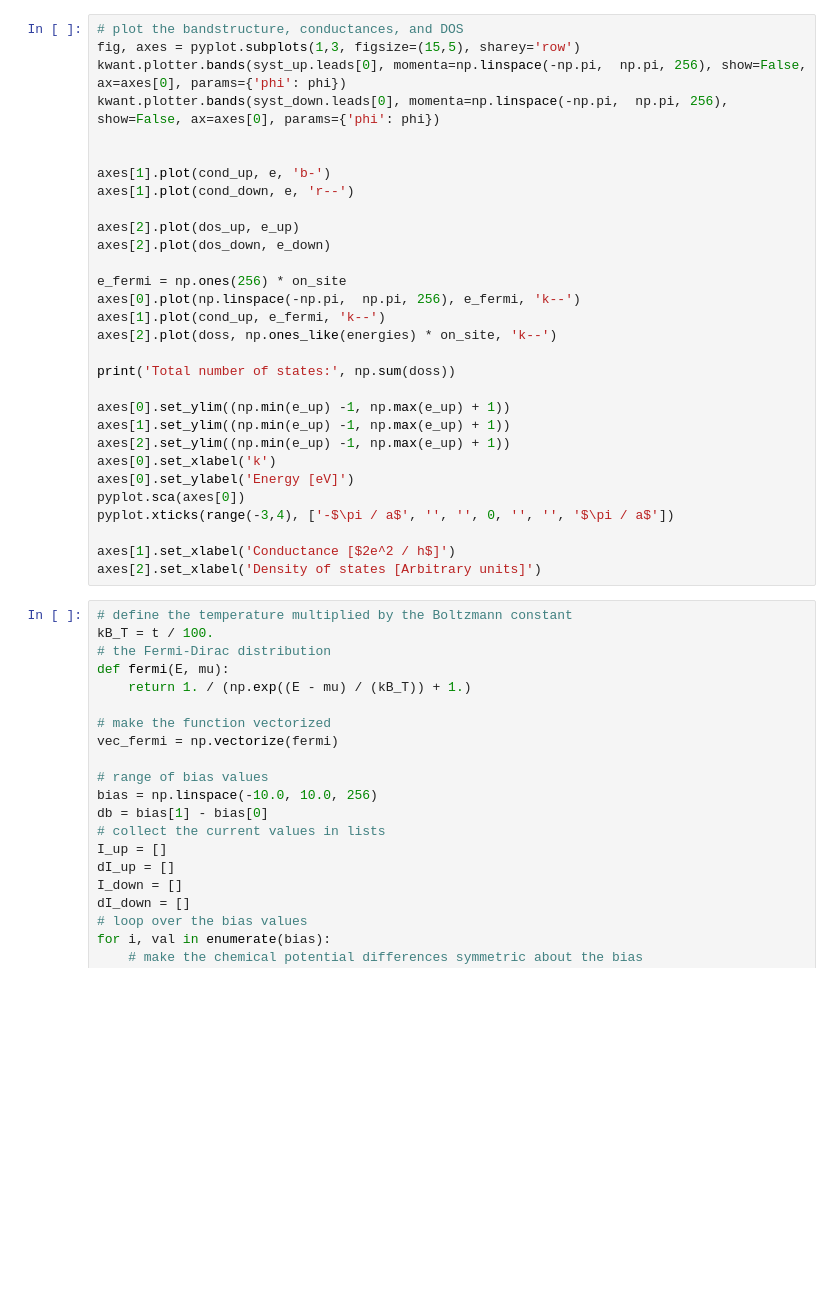
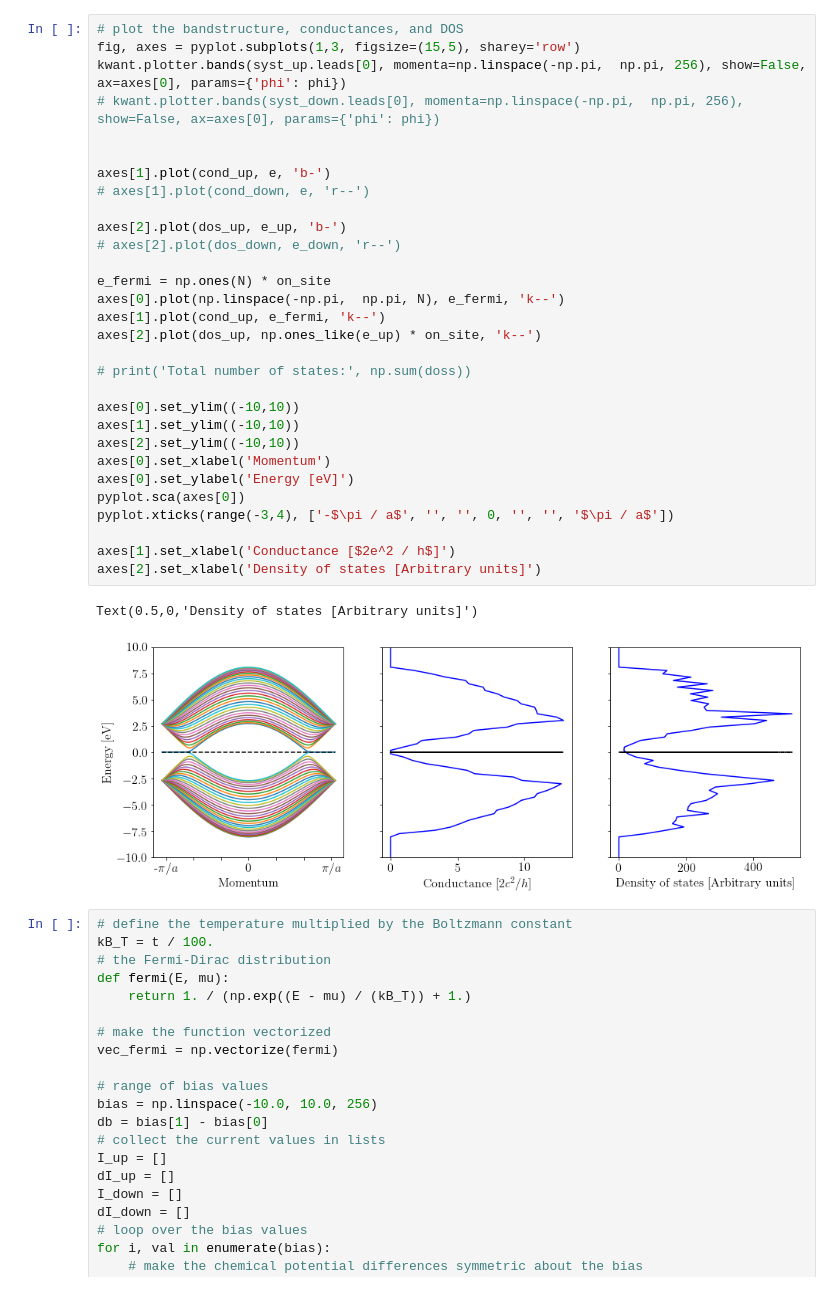
Before and after one commit to CLEANit/QuantumTransduction, a Jupyter notebook: examples/pnJunction/pn_junction.ipynb, the cells around one changed output. Saved outputs shown, nothing was run; the diff lists cells and outputs as text; blank space fills up the shorter version.

```diff
--- a/examples/pnJunction/pn_junction.ipynb
+++ b/examples/pnJunction/pn_junction.ipynb
@@ -281,33 +326,36 @@ e_down, dos_down = DOS(syst_down)
 # %%
 # plot the bandstructure, conductances, and DOS
 fig, axes = pyplot.subplots(1,3, figsize=(15,5), sharey='row')
 kwant.plotter.bands(syst_up.leads[0], momenta=np.linspace(-np.pi,  np.pi, 256), show=False, ax=axes[0], params={'phi': phi})
-kwant.plotter.bands(syst_down.leads[0], momenta=np.linspace(-np.pi,  np.pi, 256), show=False, ax=axes[0], params={'phi': phi})
+# kwant.plotter.bands(syst_down.leads[0], momenta=np.linspace(-np.pi,  np.pi, 256), show=False, ax=axes[0], params={'phi': phi})
 
 
 axes[1].plot(cond_up, e, 'b-')
-axes[1].plot(cond_down, e, 'r--')
+# axes[1].plot(cond_down, e, 'r--')
 
-axes[2].plot(dos_up, e_up)
-axes[2].plot(dos_down, e_down)
+axes[2].plot(dos_up, e_up, 'b-')
+# axes[2].plot(dos_down, e_down, 'r--')
 
-e_fermi = np.ones(256) * on_site
-axes[0].plot(np.linspace(-np.pi,  np.pi, 256), e_fermi, 'k--')
+e_fermi = np.ones(N) * on_site
+axes[0].plot(np.linspace(-np.pi,  np.pi, N), e_fermi, 'k--')
 axes[1].plot(cond_up, e_fermi, 'k--')
-axes[2].plot(doss, np.ones_like(energies) * on_site, 'k--')
+axes[2].plot(dos_up, np.ones_like(e_up) * on_site, 'k--')
 
-print('Total number of states:', np.sum(doss))
+# print('Total number of states:', np.sum(doss))
 
-axes[0].set_ylim((np.min(e_up) -1, np.max(e_up) + 1))
-axes[1].set_ylim((np.min(e_up) -1, np.max(e_up) + 1))
-axes[2].set_ylim((np.min(e_up) -1, np.max(e_up) + 1))
-axes[0].set_xlabel('k')
+axes[0].set_ylim((-10,10))
+axes[1].set_ylim((-10,10))
+axes[2].set_ylim((-10,10))
+axes[0].set_xlabel('Momentum')
 axes[0].set_ylabel('Energy [eV]')
 pyplot.sca(axes[0])
 pyplot.xticks(range(-3,4), ['-$\pi / a$', '', '', 0, '', '', '$\pi / a$'])
 
 axes[1].set_xlabel('Conductance [$2e^2 / h$]')
 axes[2].set_xlabel('Density of states [Arbitrary units]')
+# %% [output]
+Text(0.5,0,'Density of states [Arbitrary units]')
+[figure, added]
 # %%
 # define the temperature multiplied by the Boltzmann constant
 kB_T = t / 100.
```
Also changed, not shown: parts of 5 cells of this notebook, 3 other files.
